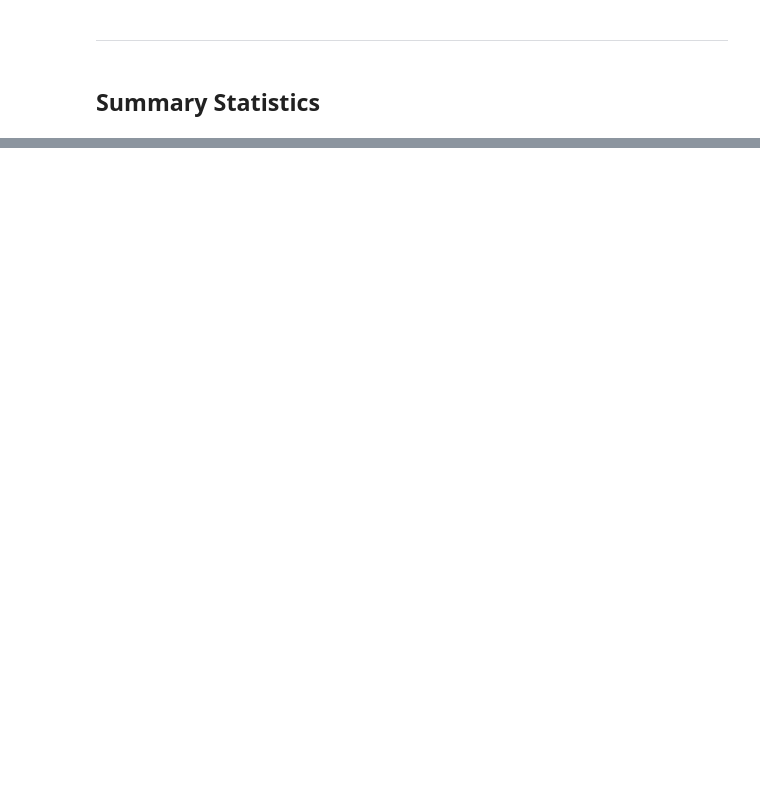
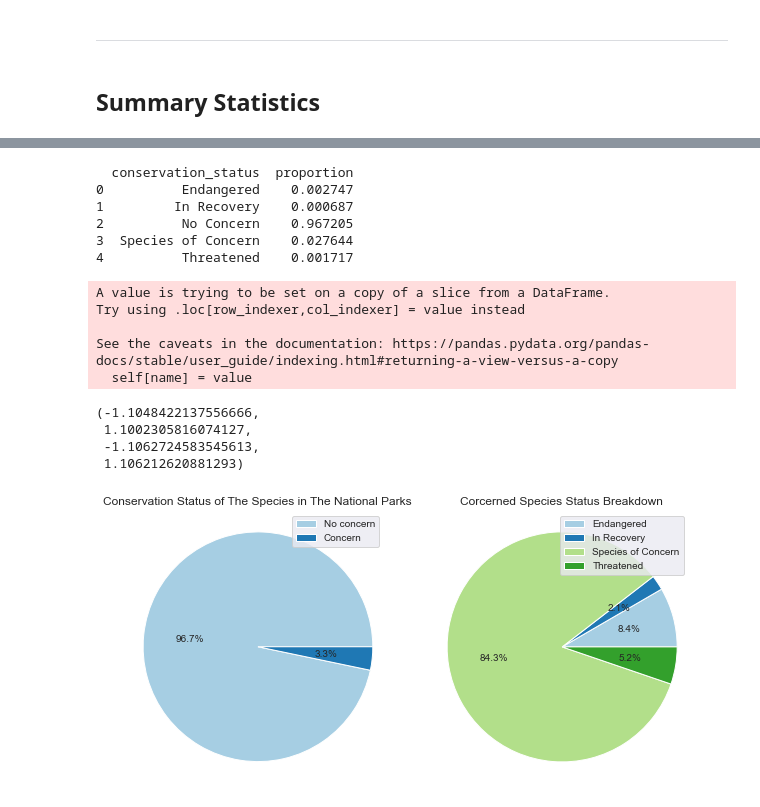
Before and after one commit to rafabrisighello/Data_Science_Biodiversity_National_Parks, a Jupyter notebook: biodiversity.ipynb, the cells around one changed output, grey strips where cells are left out. Saved outputs shown, nothing was run; the diff lists cells and outputs as text; code cells hidden in the pictures; blank space fills up the shorter version.

```diff
--- a/biodiversity.ipynb
+++ b/biodiversity.ipynb
@@ -150,0 +185,48 @@ compound_df['conservation_status'] = pd.Categorical(compound_df.conservation_sta
+# %%
+# Conservation Status - Proportions
+status_prop = species_df.groupby('conservation_status').scientific_name.count().reset_index()
+pop = species_df.scientific_name.count()
+status_prop['scientific_name'] = status_prop['scientific_name'] / pop
+status_prop.rename(columns = {'scientific_name': 'proportion'}, inplace = True)
+print(status_prop)
+no_concern = status_prop.at[2,'proportion']
+concern = 1 - no_concern
+
+# Style Set
+palette_1 = sns.color_palette('Paired', 10)
+sns.set_palette(palette_1)
+sns.set_style('darkgrid')
+
+# Pie Plot
+plt.figure(figsize = (10,5))
+plt.subplot(1,2,1)
+plt.pie([no_concern, concern], autopct = '%0.1f%%')
+plt.legend(['No concern', 'Concern'])
+plt.title('Conservation Status of The Species in The National Parks')
+plt.axis('equal')
+
+# Status Breakdown
+status_break = status_prop[status_prop.conservation_status != 'No Concern']
+status_break.proportion = status_break.proportion / status_break.proportion.sum()
+plt.subplot(1,2,2)
+plt.pie(status_break.proportion, autopct = '%0.1f%%')
+plt.legend(status_break.conservation_status)
+plt.title('Corcerned Species Status Breakdown')
+plt.axis('equal')
+# %% [output]
+  conservation_status  proportion
+0          Endangered    0.002747
+1         In Recovery    0.000687
+2          No Concern    0.967205
+3  Species of Concern    0.027644
+4          Threatened    0.001717
+A value is trying to be set on a copy of a slice from a DataFrame.
+Try using .loc[row_indexer,col_indexer] = value instead
+
+See the caveats in the documentation: https://pandas.pydata.org/pandas-docs/stable/user_guide/indexing.html#returning-a-view-versus-a-copy
+  self[name] = value
+(-1.1048422137556666,
+ 1.1002305816074127,
+ -1.1062724583545613,
+ 1.106212620881293)
+[figure, added]
```
Also changed, not shown: parts of 61 cells of this notebook.
